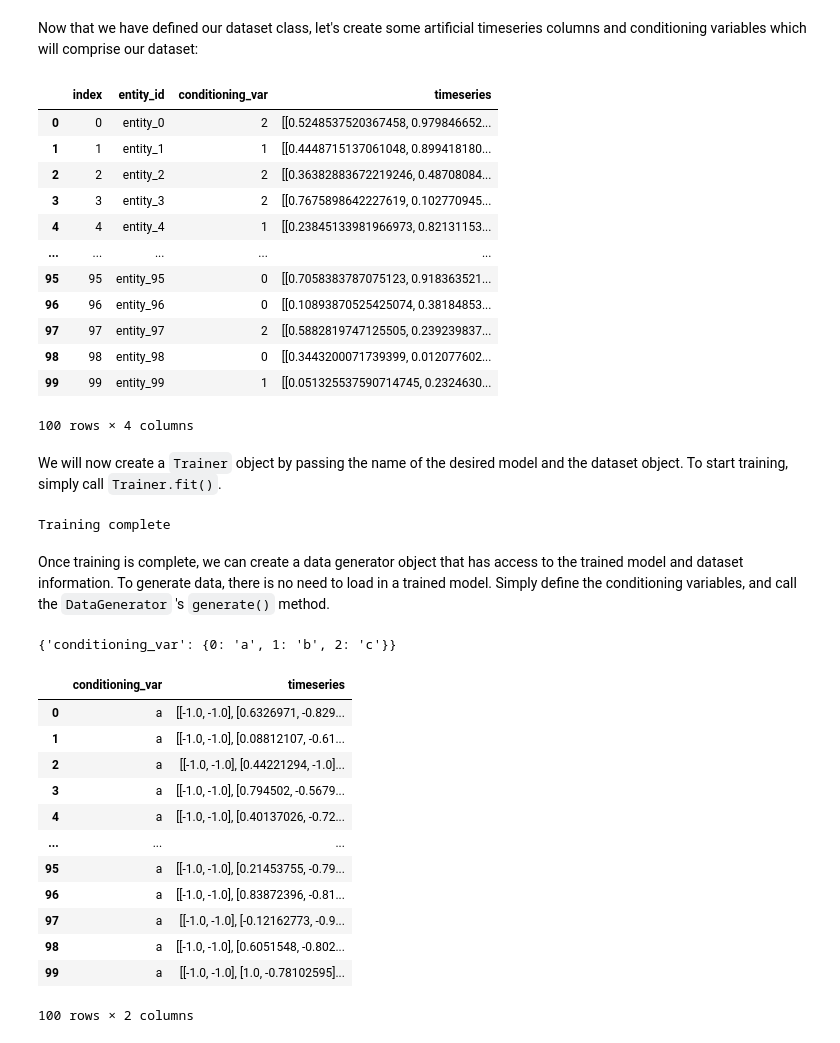
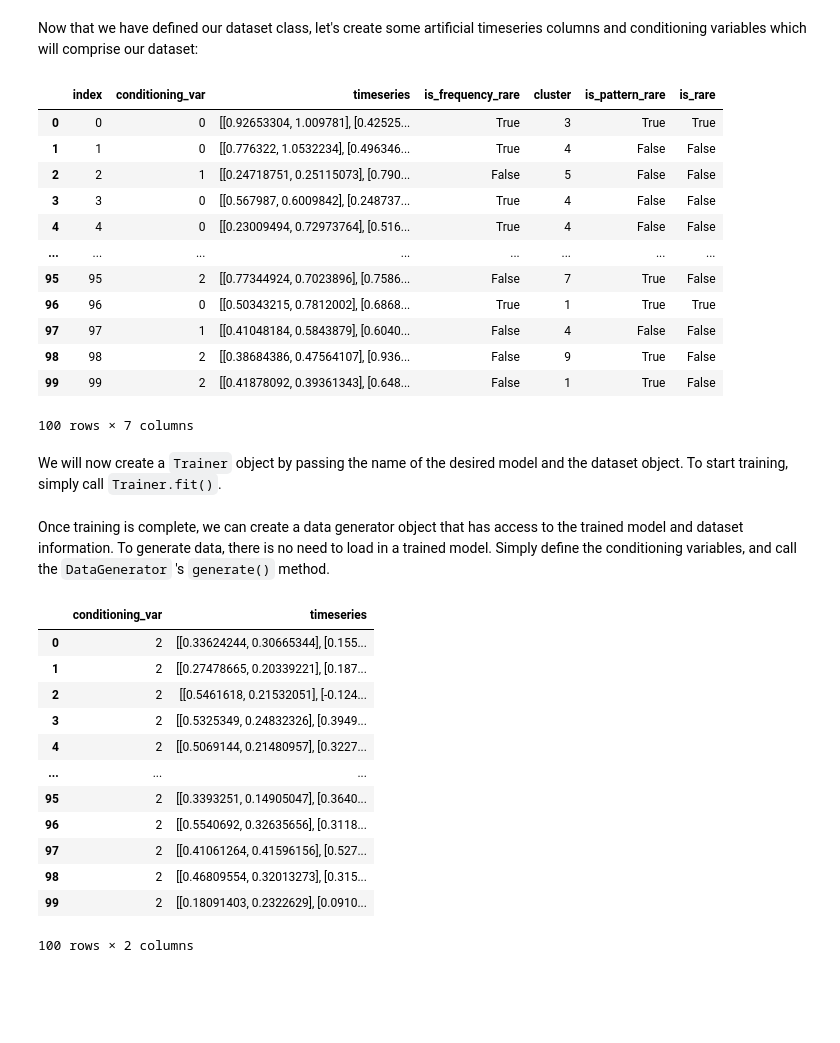
Before and after one commit to DAI-Lab/Cents, a Jupyter notebook: tutorials/train.ipynb, the cells around one changed output. Saved outputs shown, nothing was run; the diff lists cells and outputs as text; code cells hidden in the pictures; blank space fills up the shorter version.

```diff
--- a/tutorials/train.ipynb
+++ b/tutorials/train.ipynb
@@ -71,13 +69,11 @@ class CustomTimeSeriesDataset(TimeSeriesDataset):
         normalize: bool = True,
         scale: bool = True,
     ):
-        entity_column_name = "entity_id"
         time_series_column_names = ["time_series_col1", "time_series_col2"]
         conditioning_var_column_names = ["conditioning_var"]
 
         super().__init__(
             data=data,
-            entity_column_name=entity_column_name,
             time_series_column_names=time_series_column_names,
             conditioning_var_column_names=conditioning_var_column_names,
             seq_len=seq_len,
@@ -98,7 +94,7 @@ class CustomTimeSeriesDataset(TimeSeriesDataset):
         Returns:
             pd.DataFrame: The preprocessed data.
         """
-        required_columns = ["entity_id", "time_series_col1", "time_series_col2", "conditioning_var"]
+        required_columns = ["time_series_col1", "time_series_col2", "conditioning_var"]
         for col in required_columns:
             if col not in data.columns:
                 raise ValueError(f"Missing required column: {col}")
@@ -119,61 +115,54 @@ class CustomTimeSeriesDataset(TimeSeriesDataset):
 Now that we have defined our dataset class, let's create some artificial timeseries columns and conditioning variables which will comprise our dataset:
 # %%
 data = pd.DataFrame({
-        "entity_id": [f"entity_{i}" for i in range(100)],
         "time_series_col1": [np.random.rand(16).tolist() for _ in range(100)],
         "time_series_col2": [np.random.rand(16).tolist() for _ in range(100)],
         "conditioning_var": np.random.choice(["a", "b", "c"], size=100).tolist(),
     })
 
 custom_dataset = CustomTimeSeriesDataset(data)
 custom_dataset.data
 # %% [output]
-|  | index | entity_id | conditioning_var | timeseries |
-| 0 | 0 | entity_0 | 2 | [[0.5248537520367458, 0.979846652... |
-| 1 | 1 | entity_1 | 1 | [[0.4448715137061048, 0.899418180... |
-| 2 | 2 | entity_2 | 2 | [[0.36382883672219246, 0.48708084... |
-| 3 | 3 | entity_3 | 2 | [[0.7675898642227619, 0.102770945... |
-| 4 | 4 | entity_4 | 1 | [[0.23845133981966973, 0.82131153... |
-| ... | ... | ... | ... | ... |
-| 95 | 95 | entity_95 | 0 | [[0.7058383787075123, 0.918363521... |
-| 96 | 96 | entity_96 | 0 | [[0.10893870525425074, 0.38184853... |
-| 97 | 97 | entity_97 | 2 | [[0.5882819747125505, 0.239239837... |
-| 98 | 98 | entity_98 | 0 | [[0.3443200071739399, 0.012077602... |
-| 99 | 99 | entity_99 | 1 | [[0.051325537590714745, 0.2324630... |
+|  | index | conditioning_var | timeseries | is_frequency_rare | cluster | is_pattern_rare | is_rare |
+| 0 | 0 | 0 | [[0.92653304, 1.009781], [0.42525... | True | 3 | True | True |
+| 1 | 1 | 0 | [[0.776322, 1.0532234], [0.496346... | True | 4 | False | False |
+| 2 | 2 | 1 | [[0.24718751, 0.25115073], [0.790... | False | 5 | False | False |
+| 3 | 3 | 0 | [[0.567987, 0.6009842], [0.248737... | True | 4 | False | False |
+| 4 | 4 | 0 | [[0.23009494, 0.72973764], [0.516... | True | 4 | False | False |
+| ... | ... | ... | ... | ... | ... | ... | ... |
+| 95 | 95 | 2 | [[0.77344924, 0.7023896], [0.7586... | False | 7 | True | False |
+| 96 | 96 | 0 | [[0.50343215, 0.7812002], [0.6868... | True | 1 | True | True |
+| 97 | 97 | 1 | [[0.41048184, 0.5843879], [0.6040... | False | 4 | False | False |
+| 98 | 98 | 2 | [[0.38684386, 0.47564107], [0.936... | False | 9 | True | False |
+| 99 | 99 | 2 | [[0.41878092, 0.39361343], [0.648... | False | 1 | True | False |
-100 rows × 4 columns
+100 rows × 7 columns
 # %% [markdown]
 We will now create a `Trainer` object by passing the name of the desired model and the dataset object. To start training, simply call `Trainer.fit()`.
 # %%
-trainer = Trainer(model_name="diffusion_ts", dataset=custom_dataset)
+trainer = Trainer(model_name="acgan", dataset=custom_dataset)
 trainer.fit()
-# %% [output]
-Training complete
 # %% [markdown]
 Once training is complete, we can create a data generator object that has access to the trained model and dataset information. To generate data, there is no need to load in a trained model. Simply define the conditioning variables, and call the `DataGenerator` 's `generate()` method.
 # %%
 data_generator = trainer.get_data_generator()
-conditioning_var_codes = data_generator.get_conditioning_var_codes()
-conditioning_var_codes
-# %% [output]
-{'conditioning_var': {0: 'a', 1: 'b', 2: 'c'}}
 # %%
 conditioning_vars = {
-    "conditioning_var": 0
+    "conditioning_var": 2
 }
 data_generator.set_model_conditioning_vars(conditioning_vars)
 generated_df = data_generator.generate(num_samples=100)
 generated_df
 # %% [output]
 |  | conditioning_var | timeseries |
-| 0 | a | [[-1.0, -1.0], [0.6326971, -0.829... |
-| 1 | a | [[-1.0, -1.0], [0.08812107, -0.61... |
-| 2 | a | [[-1.0, -1.0], [0.44221294, -1.0]... |
-| 3 | a | [[-1.0, -1.0], [0.794502, -0.5679... |
-| 4 | a | [[-1.0, -1.0], [0.40137026, -0.72... |
+| 0 | 2 | [[0.33624244, 0.30665344], [0.155... |
+| 1 | 2 | [[0.27478665, 0.20339221], [0.187... |
+| 2 | 2 | [[0.5461618, 0.21532051], [-0.124... |
+| 3 | 2 | [[0.5325349, 0.24832326], [0.3949... |
+| 4 | 2 | [[0.5069144, 0.21480957], [0.3227... |
 | ... | ... | ... |
-| 95 | a | [[-1.0, -1.0], [0.21453755, -0.79... |
-| 96 | a | [[-1.0, -1.0], [0.83872396, -0.81... |
-| 97 | a | [[-1.0, -1.0], [-0.12162773, -0.9... |
-| 98 | a | [[-1.0, -1.0], [0.6051548, -0.802... |
-| 99 | a | [[-1.0, -1.0], [1.0, -0.78102595]... |
+| 95 | 2 | [[0.3393251, 0.14905047], [0.3640... |
+| 96 | 2 | [[0.5540692, 0.32635656], [0.3118... |
+| 97 | 2 | [[0.41061264, 0.41596156], [0.527... |
+| 98 | 2 | [[0.46809554, 0.32013273], [0.315... |
+| 99 | 2 | [[0.18091403, 0.2322629], [0.0910... |
 100 rows × 2 columns
```
Also changed, not shown: parts of 2 cells of this notebook, 20 other files.
